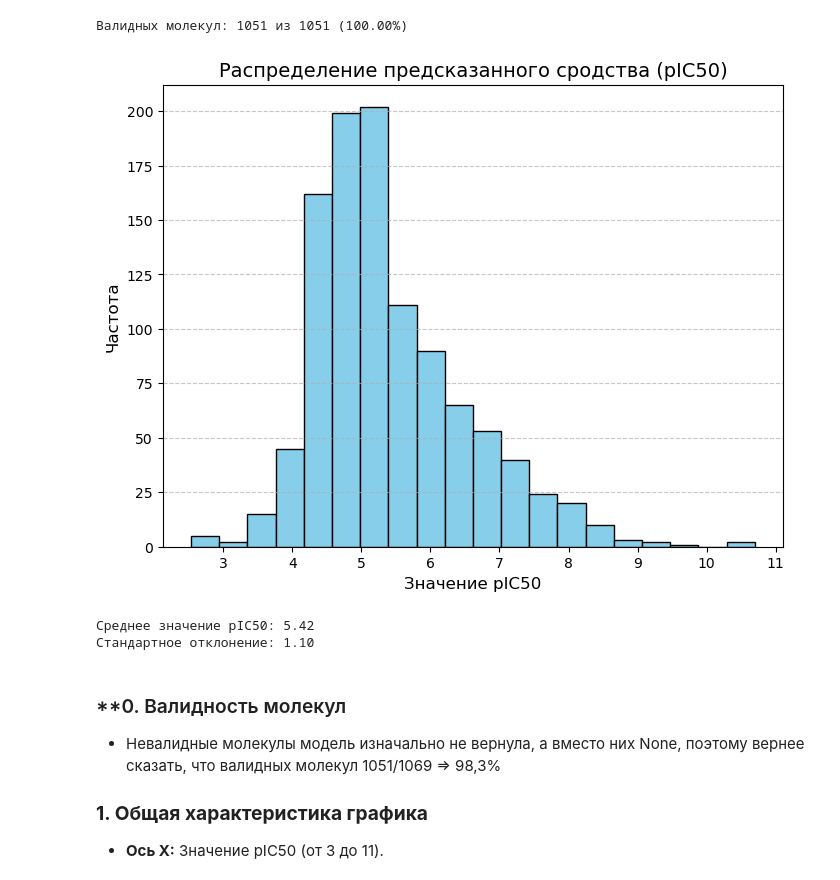
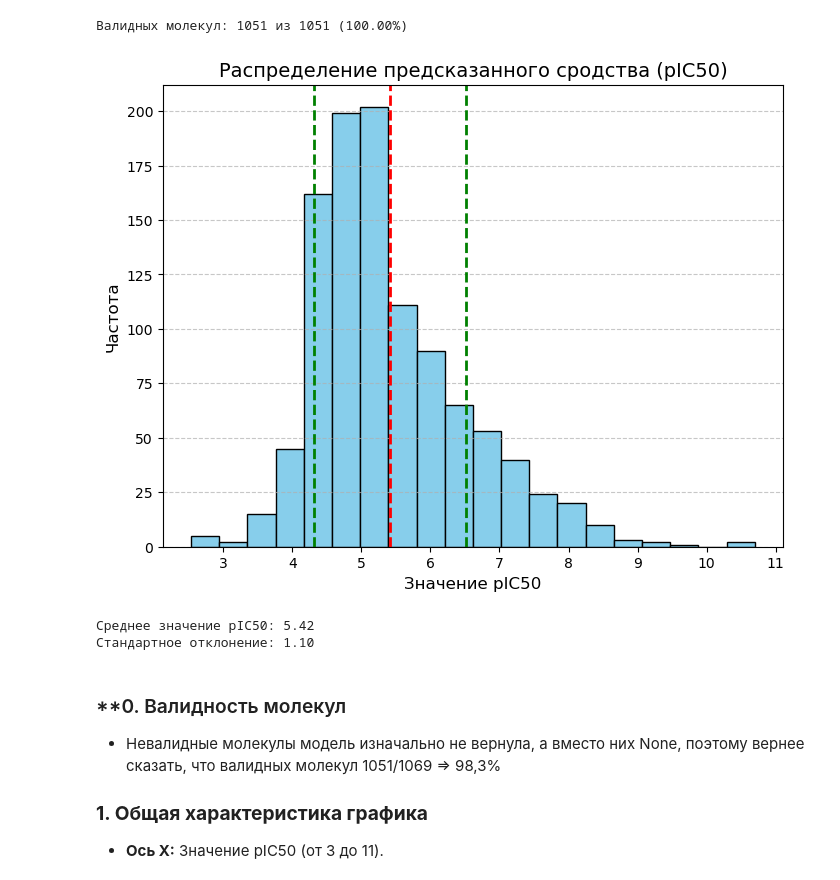
Before and after one commit to LisenKapusta/BioMol-Generator, a Jupyter notebook: data/analys/analys_bapulm_result.ipynb, the cells around one changed output. Saved outputs shown, nothing was run; the diff lists cells and outputs as text; code cells hidden in the pictures.

```diff
--- a/data/analys/analys_bapulm_result.ipynb
+++ b/data/analys/analys_bapulm_result.ipynb
@@ -40,23 +40,26 @@ print(f"Валидных молекул: {valid_count} из {total_count} ({vali
 # %% [output]
 Валидных молекул: 1051 из 1051 (100.00%)
 # %%
+# Статистика
+mean_affinity = df['predicted_neg_log10_affinity_M'].mean()
+std_affinity = df['predicted_neg_log10_affinity_M'].std()
+
 # Гистограмма распределения предсказанного сродства
 plt.figure(figsize=(8, 6))
 plt.hist(df['predicted_neg_log10_affinity_M'], bins=20, color='skyblue', edgecolor='black')
+plt.axvline(mean_affinity, color='red', linestyle='dashed', linewidth=2, label=f'Среднее: {mean_affinity:.2f}')
+plt.axvline(mean_affinity + std_affinity, color='green', linestyle='dashed', linewidth=2, label=f'+1 σ: {mean_affinity + std_affinity:.2f}')
+plt.axvline(mean_affinity - std_affinity, color='green', linestyle='dashed', linewidth=2, label=f'-1 σ: {mean_affinity - std_affinity:.2f}')
 plt.title('Распределение предсказанного сродства (pIC50)', fontsize=14)
 plt.xlabel('Значение pIC50', fontsize=12)
 plt.ylabel('Частота', fontsize=12)
 plt.grid(axis='y', linestyle='--', alpha=0.7)
 plt.show()
 
-# Статистика
-mean_affinity = df['predicted_neg_log10_affinity_M'].mean()
-std_affinity = df['predicted_neg_log10_affinity_M'].std()
-
 print(f"Среднее значение pIC50: {mean_affinity:.2f}")
 print(f"Стандартное отклонение: {std_affinity:.2f}")
 # %% [output]
-[figure, old version]
+[figure, new version]
 Среднее значение pIC50: 5.42
 Стандартное отклонение: 1.10
 # %% [markdown]
```
Also changed, not shown: parts of 2 cells of this notebook, 2 other files.
